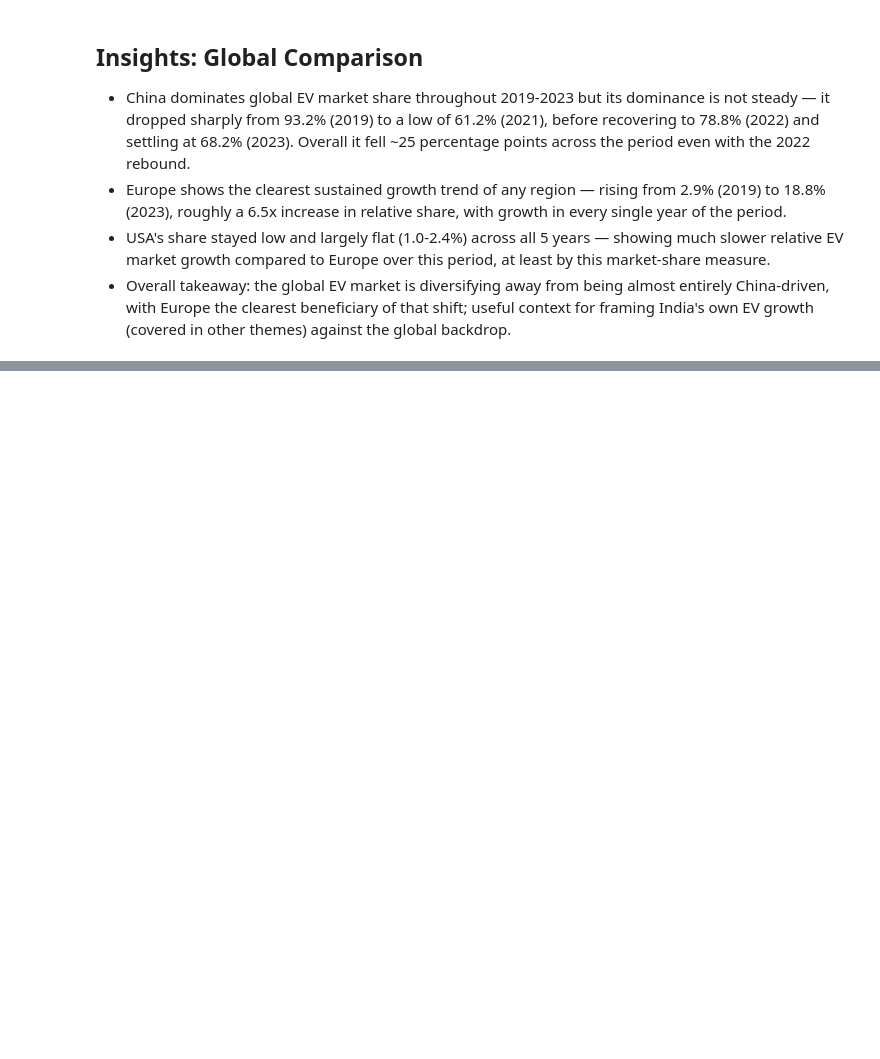
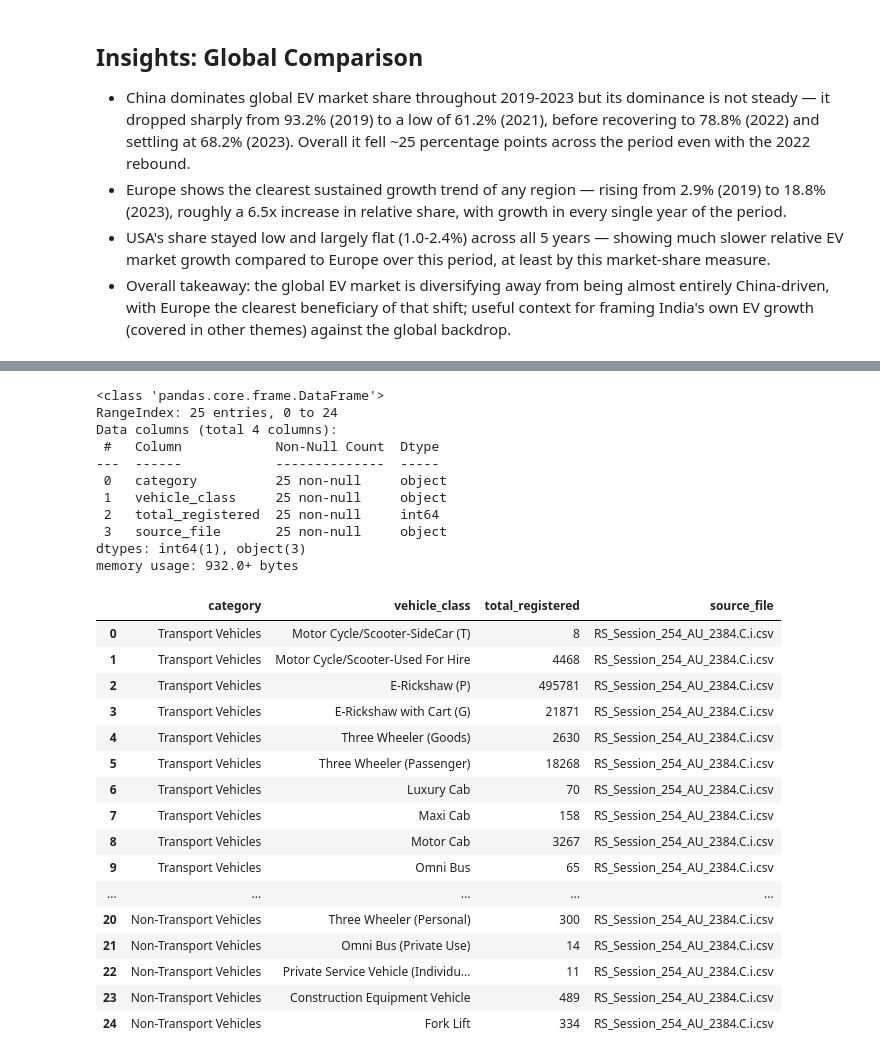
Before and after one commit to RitikaSen27/Automobile-sales-and-EV-adoption-trends, a Jupyter notebook: ev_cleaning.ipynb, the cells around one changed output, grey strips where cells are left out. Saved outputs shown, nothing was run; the diff lists cells and outputs as text; code cells hidden in the pictures; blank space fills up the shorter version.

Commit message:
Complete Manufacturer-specific theme: 2 master tables - all 7 themes done

```diff
--- a/ev_cleaning.ipynb
+++ b/ev_cleaning.ipynb
@@ -1393,0 +1437,45 @@ memory usage: 772.0+ bytes
+# %%
+df_vahan = load_and_clean("RS_Session_254_AU_2384.C.i.csv")
+df_vahan = df_vahan[~df_vahan["Category"].astype(str).str.contains("Total", case=False, na=False)]
+df_vahan = df_vahan.rename(columns={
+    "Category": "category",
+    "Vehicle Class": "vehicle_class",
+    "Total Registered on VAHAN 4.0": "total_registered"
+})
+df_vahan["source_file"] = "RS_Session_254_AU_2384.C.i.csv"
+
+master_manufacturer_vehicle_class = master_manufacturer_vehicle_class[
+    ~master_manufacturer_vehicle_class["vehicle_class"].astype(str).str.contains("Total", case=False, na=False)
+].reset_index(drop=True)
+
+master_manufacturer_vehicle_class.info()
+master_manufacturer_vehicle_class
+# %% [output]
+<class 'pandas.core.frame.DataFrame'>
+RangeIndex: 25 entries, 0 to 24
+Data columns (total 4 columns):
+ #   Column            Non-Null Count  Dtype
+---  ------            --------------  -----
+ 0   category          25 non-null     object
+ 1   vehicle_class     25 non-null     object
+ 2   total_registered  25 non-null     int64
+ 3   source_file       25 non-null     object
+dtypes: int64(1), object(3)
+memory usage: 932.0+ bytes
+|  | category | vehicle_class | total_registered | source_file |
+| 0 | Transport Vehicles | Motor Cycle/Scooter-SideCar (T) | 8 | RS_Session_254_AU_2384.C.i.csv |
+| 1 | Transport Vehicles | Motor Cycle/Scooter-Used For Hire | 4468 | RS_Session_254_AU_2384.C.i.csv |
+| 2 | Transport Vehicles | E-Rickshaw (P) | 495781 | RS_Session_254_AU_2384.C.i.csv |
+| 3 | Transport Vehicles | E-Rickshaw with Cart (G) | 21871 | RS_Session_254_AU_2384.C.i.csv |
+| 4 | Transport Vehicles | Three Wheeler (Goods) | 2630 | RS_Session_254_AU_2384.C.i.csv |
+| 5 | Transport Vehicles | Three Wheeler (Passenger) | 18268 | RS_Session_254_AU_2384.C.i.csv |
+| 6 | Transport Vehicles | Luxury Cab | 70 | RS_Session_254_AU_2384.C.i.csv |
+| 7 | Transport Vehicles | Maxi Cab | 158 | RS_Session_254_AU_2384.C.i.csv |
+| 8 | Transport Vehicles | Motor Cab | 3267 | RS_Session_254_AU_2384.C.i.csv |
+| 9 | Transport Vehicles | Omni Bus | 65 | RS_Session_254_AU_2384.C.i.csv |
+| ... | ... | ... | ... | ... |
+| 20 | Non-Transport Vehicles | Three Wheeler (Personal) | 300 | RS_Session_254_AU_2384.C.i.csv |
+| 21 | Non-Transport Vehicles | Omni Bus (Private Use) | 14 | RS_Session_254_AU_2384.C.i.csv |
+| 22 | Non-Transport Vehicles | Private Service Vehicle (Individu... | 11 | RS_Session_254_AU_2384.C.i.csv |
+| 23 | Non-Transport Vehicles | Construction Equipment Vehicle | 489 | RS_Session_254_AU_2384.C.i.csv |
+| 24 | Non-Transport Vehicles | Fork Lift | 334 | RS_Session_254_AU_2384.C.i.csv |
```
Also changed, not shown: parts of 3 cells of this notebook.
